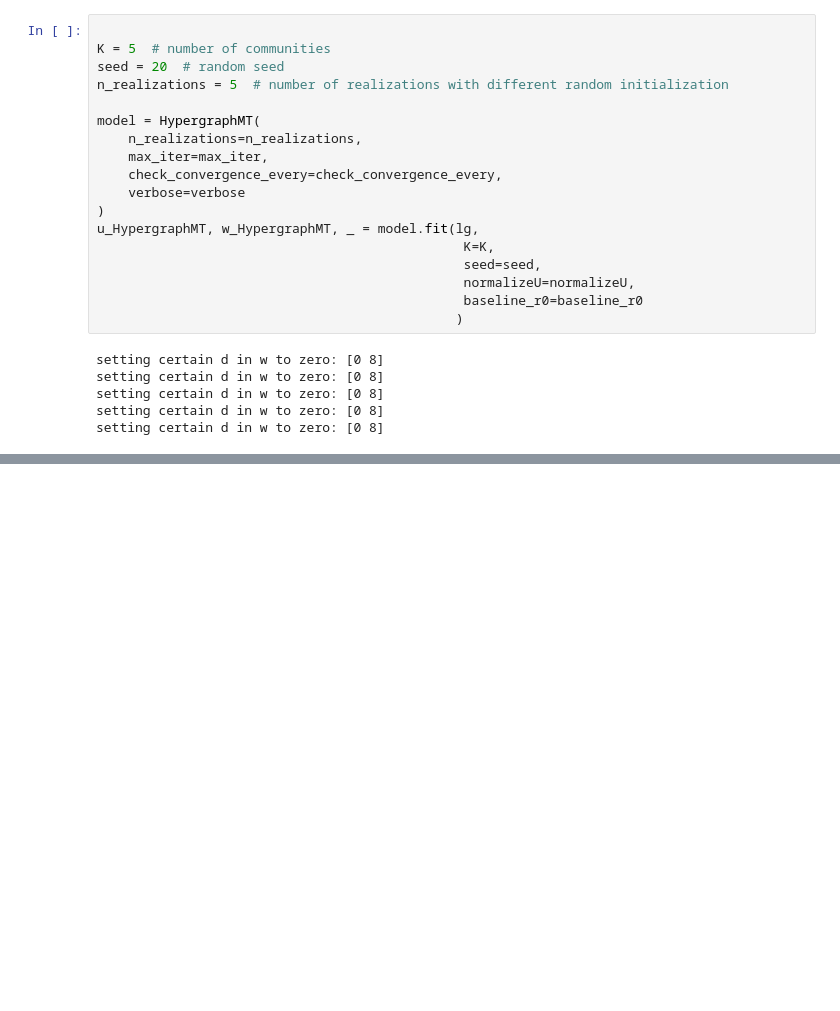
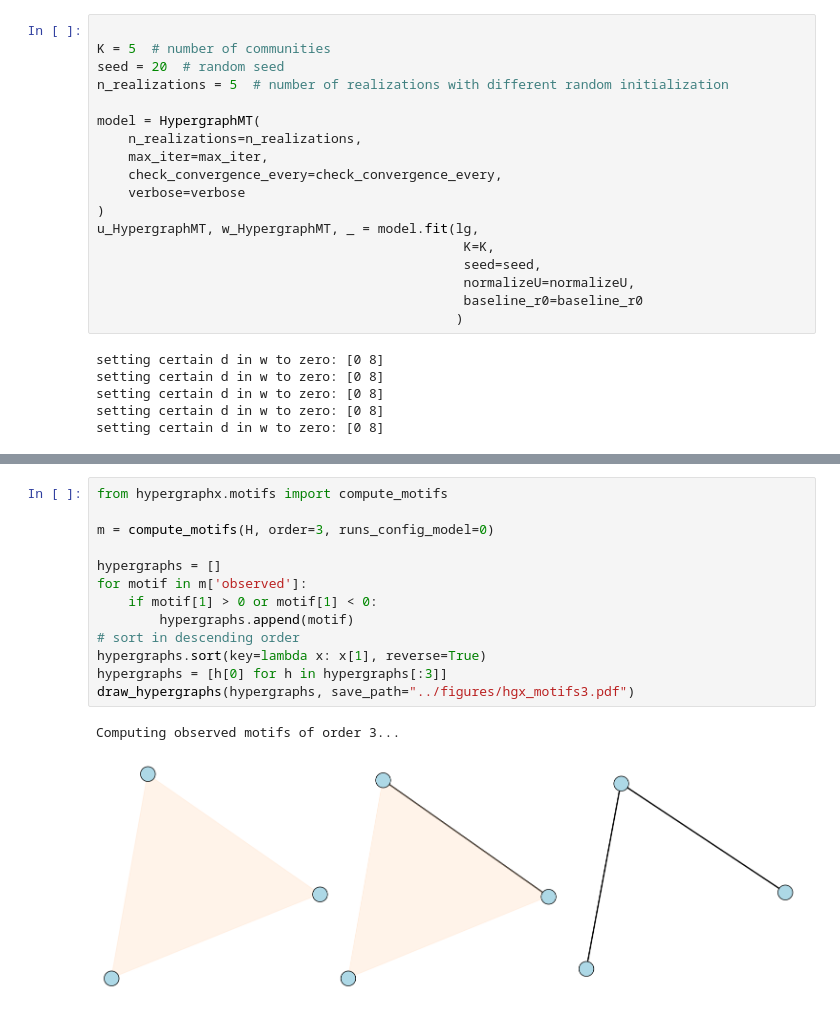
Before and after one commit to pszufe/HIF-standard, a Jupyter notebook: tutorials/hgx.ipynb, the cells around one changed output, grey strips where cells are left out. Drawn from its saved outputs; the diff is of its cells as text; blank space fills up the shorter version.

Commit message:
Update HGX tutorial and figures

```diff
--- a/tutorials/hgx.ipynb
+++ b/tutorials/hgx.ipynb
@@ -95,0 +143,16 @@ plt.savefig("hypergraph_communities.pdf", dpi=300, bbox_inches='tight')
+# %%
+from hypergraphx.motifs import compute_motifs
+
+m = compute_motifs(H, order=3, runs_config_model=0)
+
+hypergraphs = []
+for motif in m['observed']:
+    if motif[1] > 0 or motif[1] < 0:
+        hypergraphs.append(motif)
+# sort in descending order
+hypergraphs.sort(key=lambda x: x[1], reverse=True)
+hypergraphs = [h[0] for h in hypergraphs[:3]]
+draw_hypergraphs(hypergraphs, save_path="../figures/hgx_motifs3.pdf")
+# %% [output]
+Computing observed motifs of order 3...
+[figure, added]
```
Also changed, not shown: parts of 12 cells of this notebook, 3 other files.
